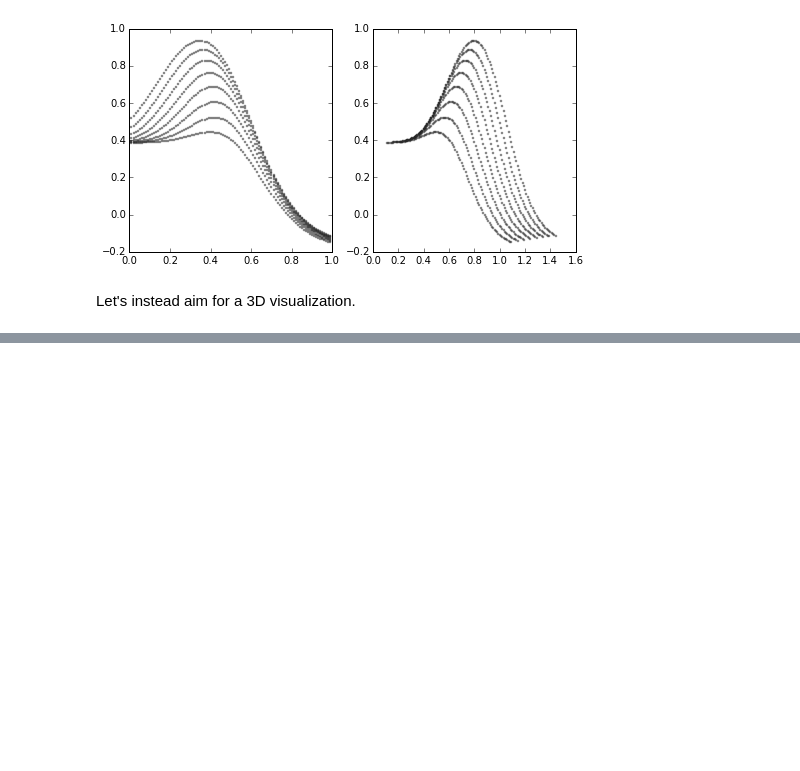
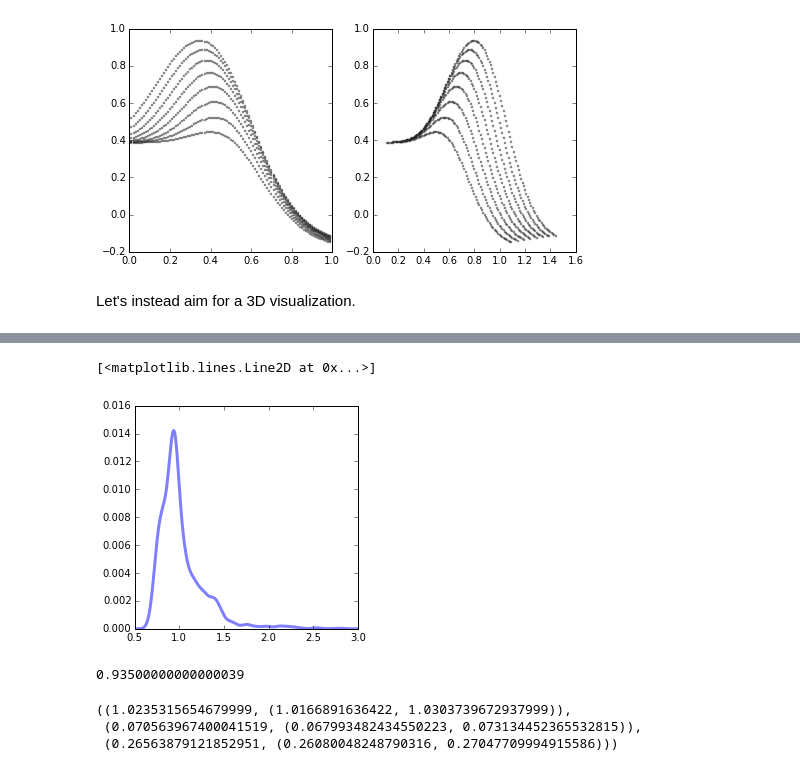
Before and after one commit to gfeiden/Notebook, a Jupyter notebook: Projects/mlt_calib/credible_intervals.ipynb, the cells around one changed output, grey strips where cells are left out. Saved outputs shown, nothing was run; the diff lists cells and outputs as text; code cells hidden in the pictures; blank space fills up the shorter version.

```diff
--- a/Projects/mlt_calib/credible_intervals.ipynb
+++ b/Projects/mlt_calib/credible_intervals.ipynb
@@ -137,0 +172,22 @@ ax.plot_trisurf(values[:, 0], values[:, 1], values[:, 2])
+# %%
+kde = gaussian_kde(rand_samp, bw_method='silverman')
+alpha_prob = kde(alphas)/np.sum(kde(alphas))
+# %%
+fig, ax = plt.subplots(1, 1, figsize=(4, 4))
+
+ax.plot(alphas, alpha_prob, '-', lw=3, alpha=0.5)
+# %% [output]
+[<matplotlib.lines.Line2D at 0x...>]
+[figure, added]
+# %%
+alphas[np.argmax(alpha_prob)]
+# %% [output]
+0.93500000000000039
+# %%
+from scipy.stats import bayes_mvs
+
+bayes_mvs(rand_samp, alpha=0.99)   # credible intervals on the mean, variance, and standard deviation
+# %% [output]
+((1.0235315654679999, (1.0166891636422, 1.0303739672937999)),
+ (0.070563967400041519, (0.067993482434550223, 0.073134452365532815)),
+ (0.26563879121852951, (0.26080048248790316, 0.27047709994915586)))
```
Also changed, not shown: parts of 7 cells of this notebook.
